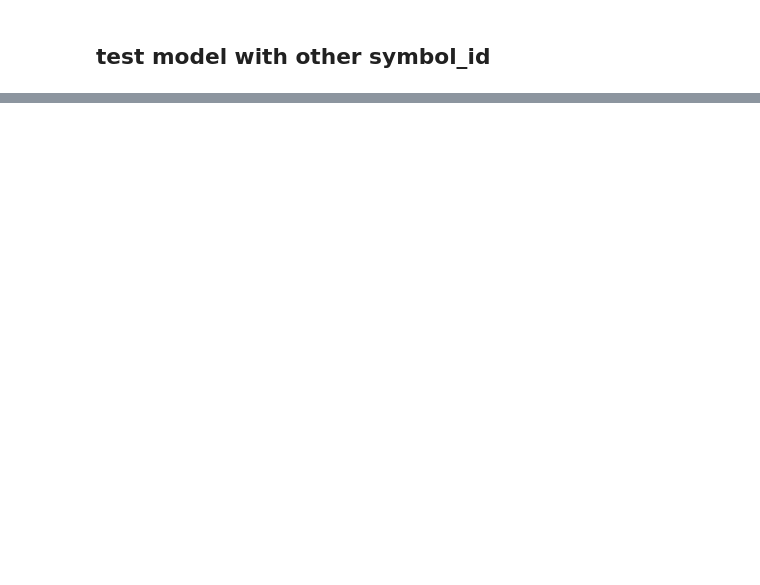
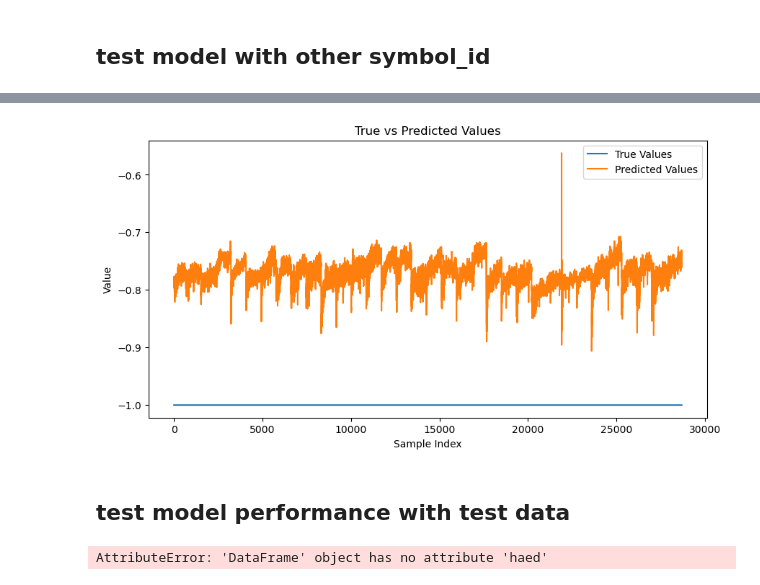
Before and after one commit to Merzenval/JaneStreet, a Jupyter notebook: main.ipynb, the cells around one changed output, grey strips where cells are left out. Cells and saved outputs as stored; diff of their text form; code cells hidden in the pictures; blank space fills up the shorter version.

```diff
--- a/main.ipynb
+++ b/main.ipynb
@@ -302,0 +316,4 @@ plt.show()
+# %%
+train0 = download_data(0)
+train0.symbol_id.unique()
+train0.head()
@@ -302,0 +329,6 @@ plt.show()
+# %%
+X0_train, y0_train, X0_test, y0_test = preprocessdata(train0, 1,n_past)
+# %%
+y_pred = model.predict(X0_test)
+r2 = r2_score(y0_test, y_pred)
+print(f'R^2 Score: {r2}')
@@ -302,0 +338,18 @@ plt.show()
+# %%
+plt.figure(figsize=(10, 5))
+plt.plot(y0_test, label='True Values')
+plt.plot(y_pred, label='Predicted Values')
+plt.xlabel('Sample Index')
+plt.ylabel('Value')
+plt.title('True vs Predicted Values')
+plt.legend()
+plt.show()
+### ??? sth wrong with the data preprocessing
+# %% [output]
+[figure, added]
+# %% [markdown]
+## test model performance with test data
+# %%
+test.haed()
+# %% [output]
+AttributeError: 'DataFrame' object has no attribute 'haed'
```
Also changed, not shown: parts of 17 cells of this notebook.
